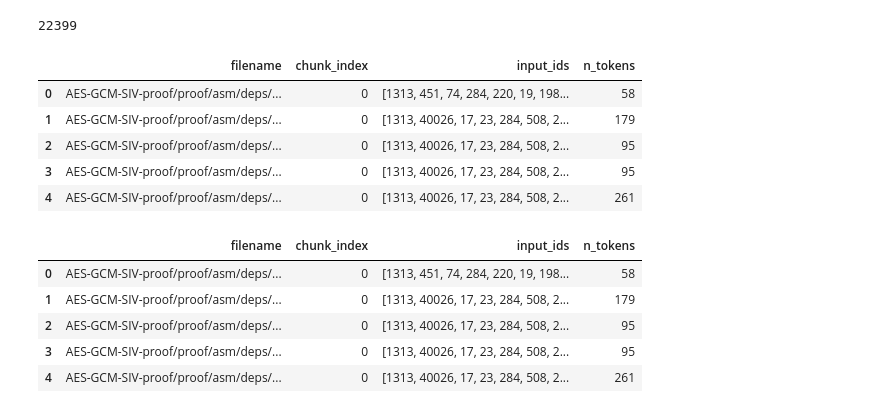
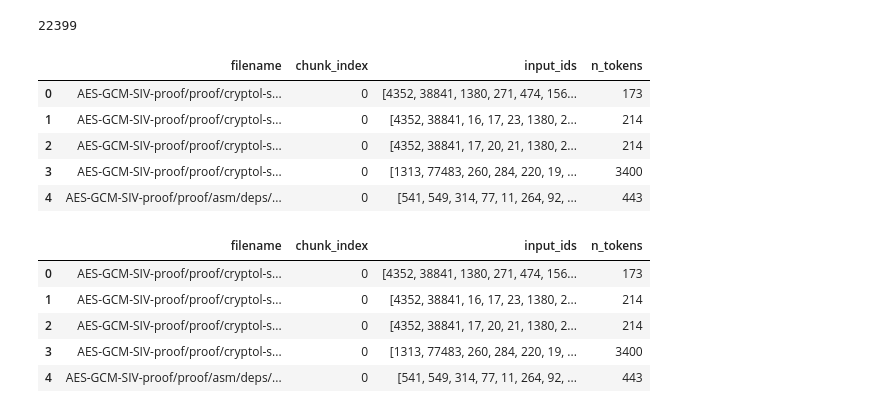
Before and after one commit to UH-Insure/DataPreprocess, a Jupyter notebook: notebooks/05_corpus_process.ipynb, the cells around one changed output. Saved outputs shown, nothing was run; the diff lists cells and outputs as text; code cells hidden in the pictures.

```diff
--- a/notebooks/05_corpus_process.ipynb
+++ b/notebooks/05_corpus_process.ipynb
@@ -10,11 +10,12 @@ import seaborn as sns
 from src.preprocessing.tokenize_qwen import load_qwen_tokenizer, tokenize_df, expand_chunked_df
 # %%
 # 1. Load your JSONL file
-VARIANT = "slices"  # Options: "hybrid", "nocomments", "nomods"
-source_code_df = pd.read_json(f"data/training_datasets/verified_{VARIANT}.jsonl", lines=True)
+VARIANT = "nocomments"  # Options: "hybrid", "nocomments", "nomods"
+VERSION = "1.2s"
+source_code_df = pd.read_json(f"data/training_datasets/verified_{VARIANT}_{VERSION}.jsonl", lines=True)
 #nocomment_df = pd.read_json("data/training_datasets/verified_nocomments.jsonl", lines=True)
 #nomod_df = pd.read_json("data/training_datasets/verified_nomods.jsonl", lines=True)
-metrics_df = pd.read_csv("data/file_metrics.csv")
+metrics_df = pd.read_csv(f"data/{VARIANT}_file_metrics_{VERSION}.csv")
 #syntax_df = pd.read_json("data/training_datasets/syntax_check/cry_saw_syntax_verification_results.jsonl", lines=True)
 # Keep only files that passed syntax check
 #source_code_df = source_code_df[source_code_df["filename"].isin(syntax_df.where(syntax_df["load_ok"] == True)["filename"])].reset_index(drop=True).copy()
@@ -32,48 +33,48 @@ source_code_tok_df = tokenize_df(source_code_df, tokenizer)
 
 metrics_df = metrics_df.merge(source_code_tok_df[["filename", "n_tokens"]], on="filename", how="left")
 #metrics_df = metrics_df.rename(columns={"n_tokens": "hybrid_tokens"})
 #metrics_df = metrics_df.merge(nocomment_tok_df[["filename", "n_tokens"]], on="filename", how="left")
 #metrics_df = metrics_df.rename(columns={"n_tokens": "nocomment_tokens"})
 #metrics_df = metrics_df.merge(nomod_tok_df[["filename", "n_tokens"]], on="filename", how="left")
 #metrics_df = metrics_df.rename(columns={"n_tokens": "nomod_tokens"})
 
 file_path = Path("data/training_datasets/cleaned_text_data.jsonl")
 file_path.parent.mkdir(parents=True, exist_ok=True)  # create dirs if missing
 file_path.touch(exist_ok=True)  # create file if missing
 
 text_df = pd.read_json("data/training_datasets/cleaned_text_data.jsonl", lines=True)
 text_tok_df = tokenize_df(text_df, tokenizer)
 print(text_tok_df["n_tokens"].sum())
 text_tok_df.head()
 
 all_df = pd.concat([source_code_df, text_df], ignore_index=True)
 #print(hybrid_tok_df[["filename", "n_tokens"]].head())
 
 # 4. Optional: Chunk for training
 source_code_chunk_df = expand_chunked_df(source_code_tok_df, tokenizer, max_seq_len=4096, stride=256)
 text_chunk_df = expand_chunked_df(text_tok_df, tokenizer, max_seq_len=4096, stride=256)
 #nocomment_chunk_df = expand_chunked_df(nocomment_tok_df, tokenizer, max_seq_len=4096, stride=256)
 #nomod_chunk_df = expand_chunked_df(nomod_tok_df, tokenizer, max_seq_len=4096, stride=256)
 
 source_code_chunk_df.head()
 # %% [output]
 22399
 |  | filename | chunk_index | input_ids | n_tokens |
-| 0 | AES-GCM-SIV-proof/proof/asm/deps/... | 0 | [1313, 451, 74, 284, 220, 19, 198... | 58 |
-| 1 | AES-GCM-SIV-proof/proof/asm/deps/... | 0 | [1313, 40026, 17, 23, 284, 508, 2... | 179 |
-| 2 | AES-GCM-SIV-proof/proof/asm/deps/... | 0 | [1313, 40026, 17, 23, 284, 508, 2... | 95 |
-| 3 | AES-GCM-SIV-proof/proof/asm/deps/... | 0 | [1313, 40026, 17, 23, 284, 508, 2... | 95 |
-| 4 | AES-GCM-SIV-proof/proof/asm/deps/... | 0 | [1313, 40026, 17, 23, 284, 508, 2... | 261 |
+| 0 | AES-GCM-SIV-proof/proof/cryptol-s... | 0 | [4352, 38841, 1380, 271, 474, 156... | 173 |
+| 1 | AES-GCM-SIV-proof/proof/cryptol-s... | 0 | [4352, 38841, 16, 17, 23, 1380, 2... | 214 |
+| 2 | AES-GCM-SIV-proof/proof/cryptol-s... | 0 | [4352, 38841, 17, 20, 21, 1380, 2... | 214 |
+| 3 | AES-GCM-SIV-proof/proof/cryptol-s... | 0 | [1313, 77483, 260, 284, 220, 19, ... | 3400 |
+| 4 | AES-GCM-SIV-proof/proof/asm/deps/... | 0 | [541, 549, 314, 77, 11, 264, 92, ... | 443 |
 # %%
 all_chunk_df = pd.concat([source_code_chunk_df, text_chunk_df], ignore_index=True)
 all_chunk_df.head()
 # %% [output]
 |  | filename | chunk_index | input_ids | n_tokens |
-| 0 | AES-GCM-SIV-proof/proof/asm/deps/... | 0 | [1313, 451, 74, 284, 220, 19, 198... | 58 |
-| 1 | AES-GCM-SIV-proof/proof/asm/deps/... | 0 | [1313, 40026, 17, 23, 284, 508, 2... | 179 |
-| 2 | AES-GCM-SIV-proof/proof/asm/deps/... | 0 | [1313, 40026, 17, 23, 284, 508, 2... | 95 |
-| 3 | AES-GCM-SIV-proof/proof/asm/deps/... | 0 | [1313, 40026, 17, 23, 284, 508, 2... | 95 |
-| 4 | AES-GCM-SIV-proof/proof/asm/deps/... | 0 | [1313, 40026, 17, 23, 284, 508, 2... | 261 |
+| 0 | AES-GCM-SIV-proof/proof/cryptol-s... | 0 | [4352, 38841, 1380, 271, 474, 156... | 173 |
+| 1 | AES-GCM-SIV-proof/proof/cryptol-s... | 0 | [4352, 38841, 16, 17, 23, 1380, 2... | 214 |
+| 2 | AES-GCM-SIV-proof/proof/cryptol-s... | 0 | [4352, 38841, 17, 20, 21, 1380, 2... | 214 |
+| 3 | AES-GCM-SIV-proof/proof/cryptol-s... | 0 | [1313, 77483, 260, 284, 220, 19, ... | 3400 |
+| 4 | AES-GCM-SIV-proof/proof/asm/deps/... | 0 | [541, 549, 314, 77, 11, 264, 92, ... | 443 |
 # %%
 source_code_tok_df.head()
 # %% [output]
```
Also changed, not shown: parts of 10 cells of this notebook.
